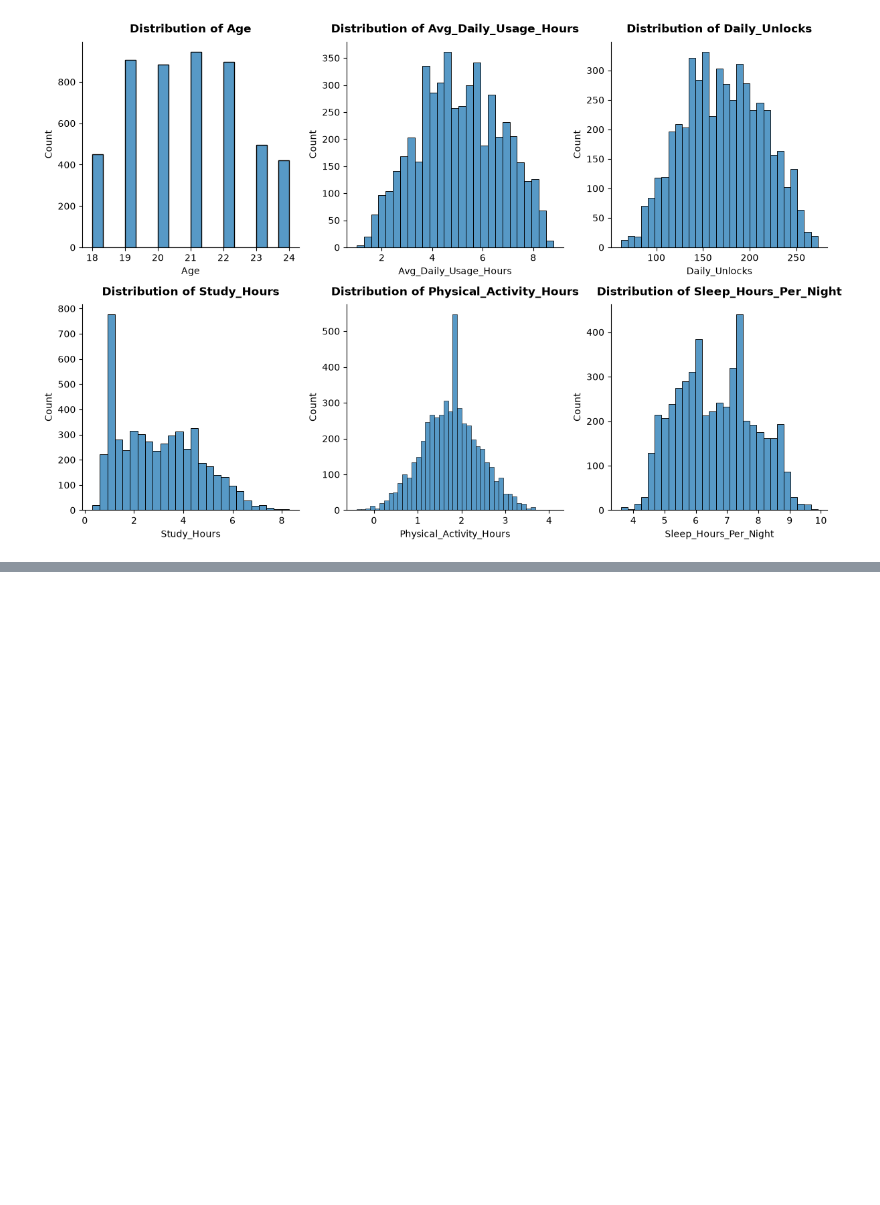
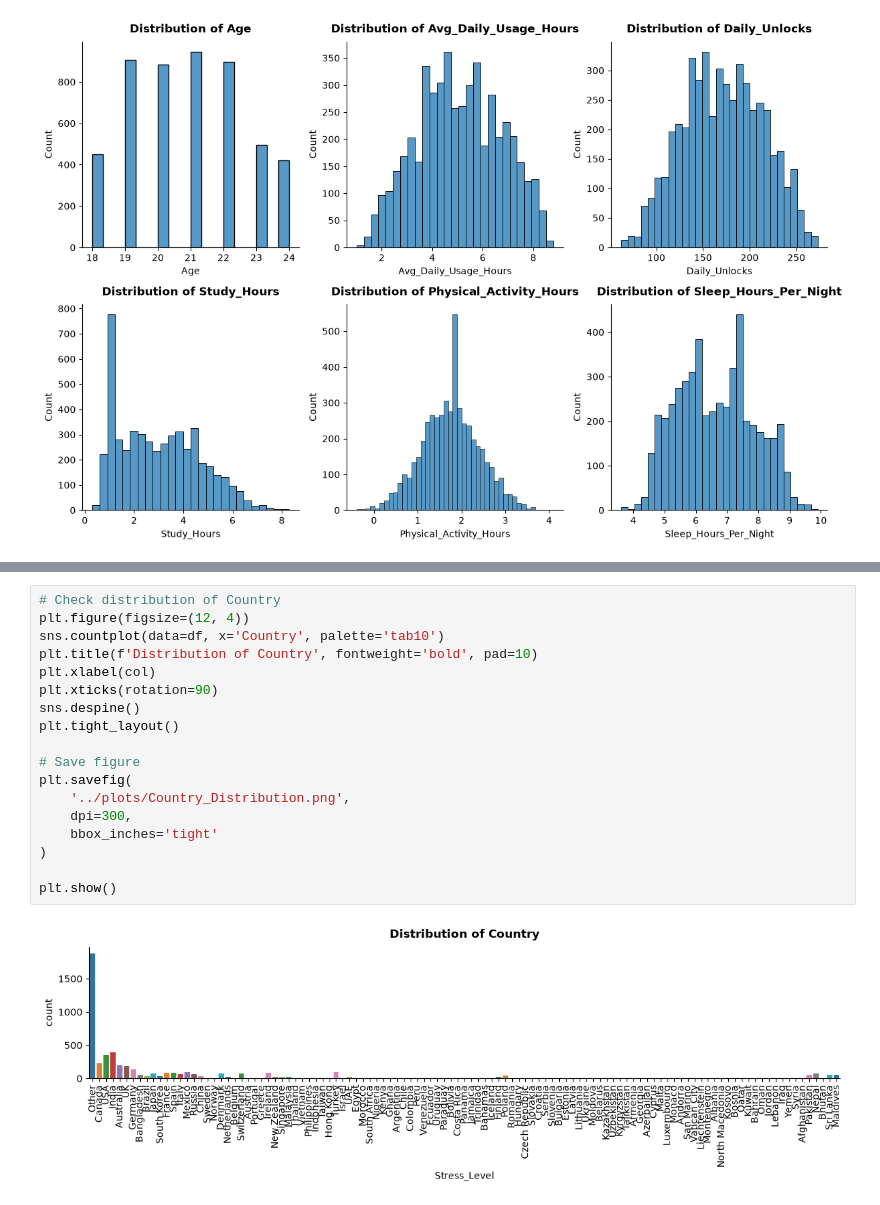
Before and after one commit to ashishpra28/MindWell-Mental-Health-Score-Predictor, a Jupyter notebook: notebook/Mental_Health_Score_Prediction.ipynb, the cells around one changed output, grey strips where cells are left out. Cells and saved outputs as stored; diff of their text form; blank space fills up the shorter version.

```diff
--- a/notebook/Mental_Health_Score_Prediction.ipynb
+++ b/notebook/Mental_Health_Score_Prediction.ipynb
@@ -201,0 +245,20 @@ df.head(2)
+# %%
+# Check distribution of Country
+plt.figure(figsize=(12, 4))
+sns.countplot(data=df, x='Country', palette='tab10')
+plt.title(f'Distribution of Country', fontweight='bold', pad=10)
+plt.xlabel(col)
+plt.xticks(rotation=90)
+sns.despine()
+plt.tight_layout()
+
+# Save figure
+plt.savefig(
+    '../plots/Country_Distribution.png',
+    dpi=300,
+    bbox_inches='tight'
+)
+
+plt.show()
+# %% [output]
+[figure, added]
```
Also changed, not shown: parts of 8 cells of this notebook, 2 other files.
